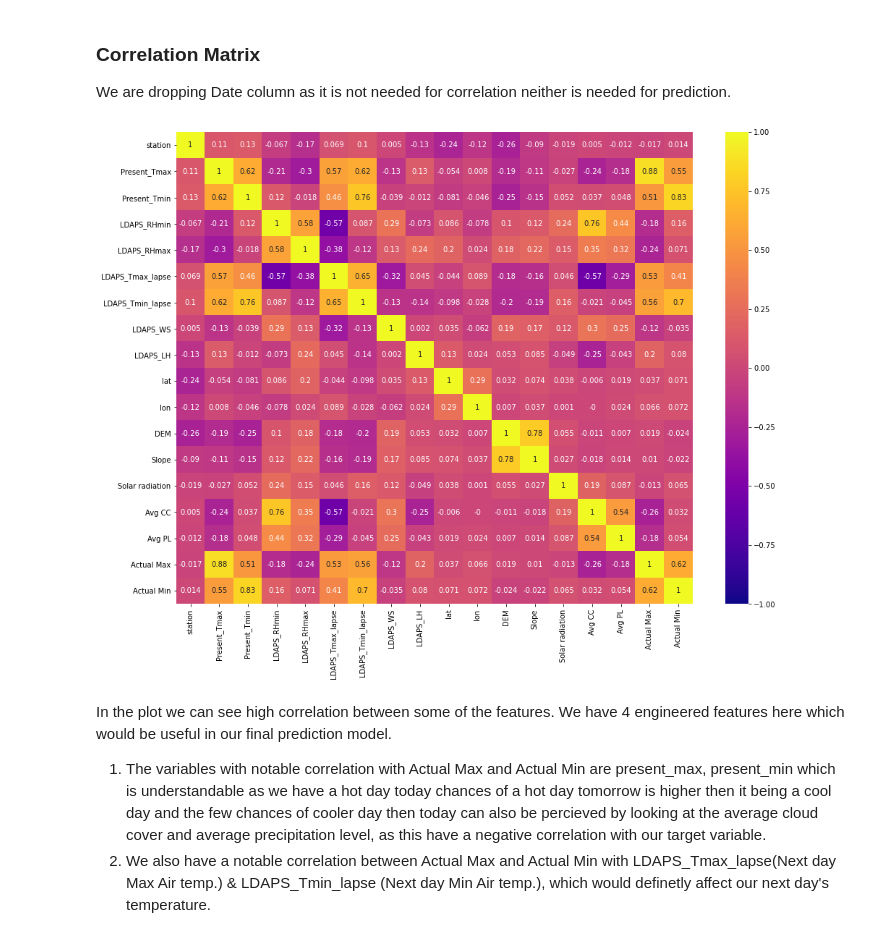
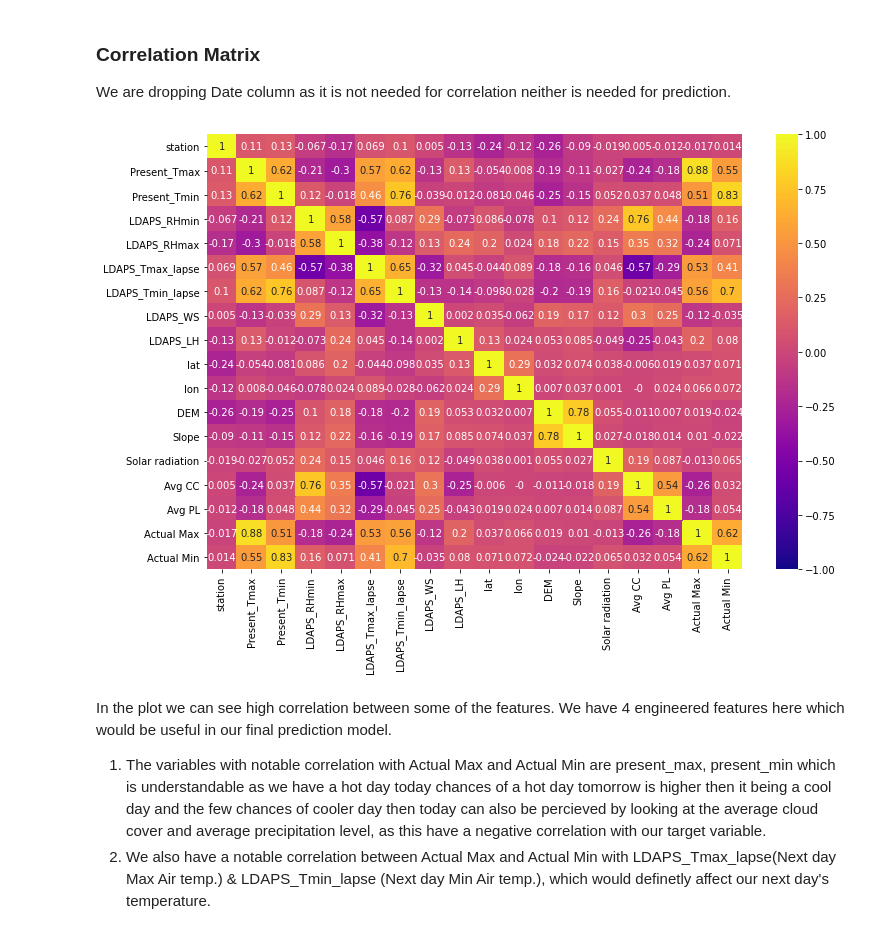
Before and after one commit to deepen1987/Data-Science-with-Python, a Jupyter notebook: School/Project/NextDayTempPrediction.ipynb, the cells around one changed output. Drawn from its saved outputs; the diff is of its cells as text; code cells hidden in the pictures.

```diff
--- a/School/Project/NextDayTempPrediction.ipynb
+++ b/School/Project/NextDayTempPrediction.ipynb
@@ -257,11 +257,11 @@ The above dataset is more clean and precise as we have consolidated our cloud co
 We are dropping Date column as it is not needed for correlation neither is needed for prediction.
 # %%
 df2 = df_temp.drop(['Date'], axis = 1)
-plt.figure(figsize = [16,12])
+plt.figure(figsize = [12,8])
 sns.heatmap(round(df2.corr(),3), vmin = -1, vmax = 1, cmap = "plasma",linecolor = "green", annot = True)
 plt.show()
 # %% [output]
-[figure, old version]
+[figure, new version]
 # %% [markdown]
 In the plot we can see high correlation between some of the features. We have 4 engineered features here which would be useful in our final prediction model.
 
```
Also changed, not shown: parts of 1 cell of this notebook.
